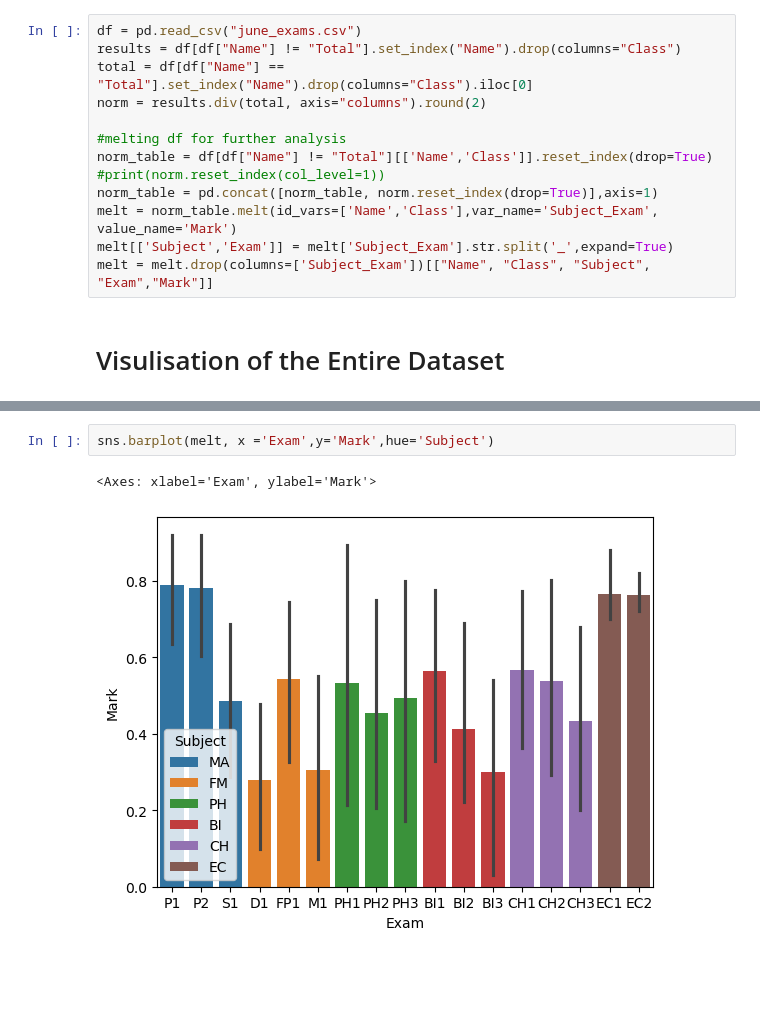
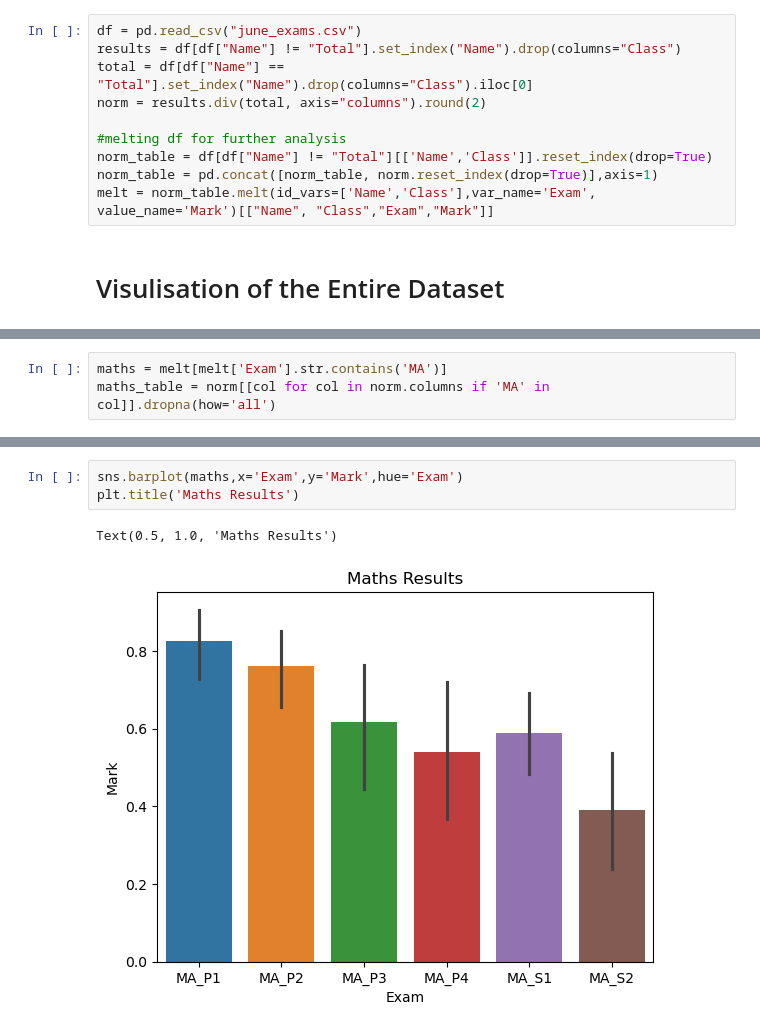
Before and after one commit to dlehdgk/assessments, a Jupyter notebook: june_analysis.ipynb, the cells around one changed output, grey strips where cells are left out. Saved outputs shown, nothing was run; the diff lists cells and outputs as text; blank space fills up the shorter version.

Commit message:
completed June exam csv

```diff
--- a/june_analysis.ipynb
+++ b/june_analysis.ipynb
@@ -10,11 +10,8 @@ norm = results.div(total, axis="columns").round(2)
 
 #melting df for further analysis
 norm_table = df[df["Name"] != "Total"][['Name','Class']].reset_index(drop=True)
-#print(norm.reset_index(col_level=1))
 norm_table = pd.concat([norm_table, norm.reset_index(drop=True)],axis=1)
-melt = norm_table.melt(id_vars=['Name','Class'],var_name='Subject_Exam', value_name='Mark')
-melt[['Subject','Exam']] = melt['Subject_Exam'].str.split('_',expand=True)
-melt = melt.drop(columns=['Subject_Exam'])[["Name", "Class", "Subject", "Exam","Mark"]]
+melt = norm_table.melt(id_vars=['Name','Class'],var_name='Exam', value_name='Mark')[["Name", "Class","Exam","Mark"]]
 # %% [markdown]
 # Visulisation of the Entire Dataset
 # %%
@@ -35,0 +37,3 @@ plt.show()
+# %%
+maths = melt[melt['Exam'].str.contains('MA')]
+maths_table = norm[[col for col in norm.columns if 'MA' in col]].dropna(how='all')
@@ -36,5 +50,6 @@ plt.show()
 # %%
-sns.barplot(melt, x ='Exam',y='Mark',hue='Subject')
+sns.barplot(maths,x='Exam',y='Mark',hue='Exam')
+plt.title('Maths Results')
 # %% [output]
-<Axes: xlabel='Exam', ylabel='Mark'>
+Text(0.5, 1.0, 'Maths Results')
-[figure, old version]
+[figure, new version]
```
Also changed, not shown: parts of 31 cells of this notebook, 2 other files.
